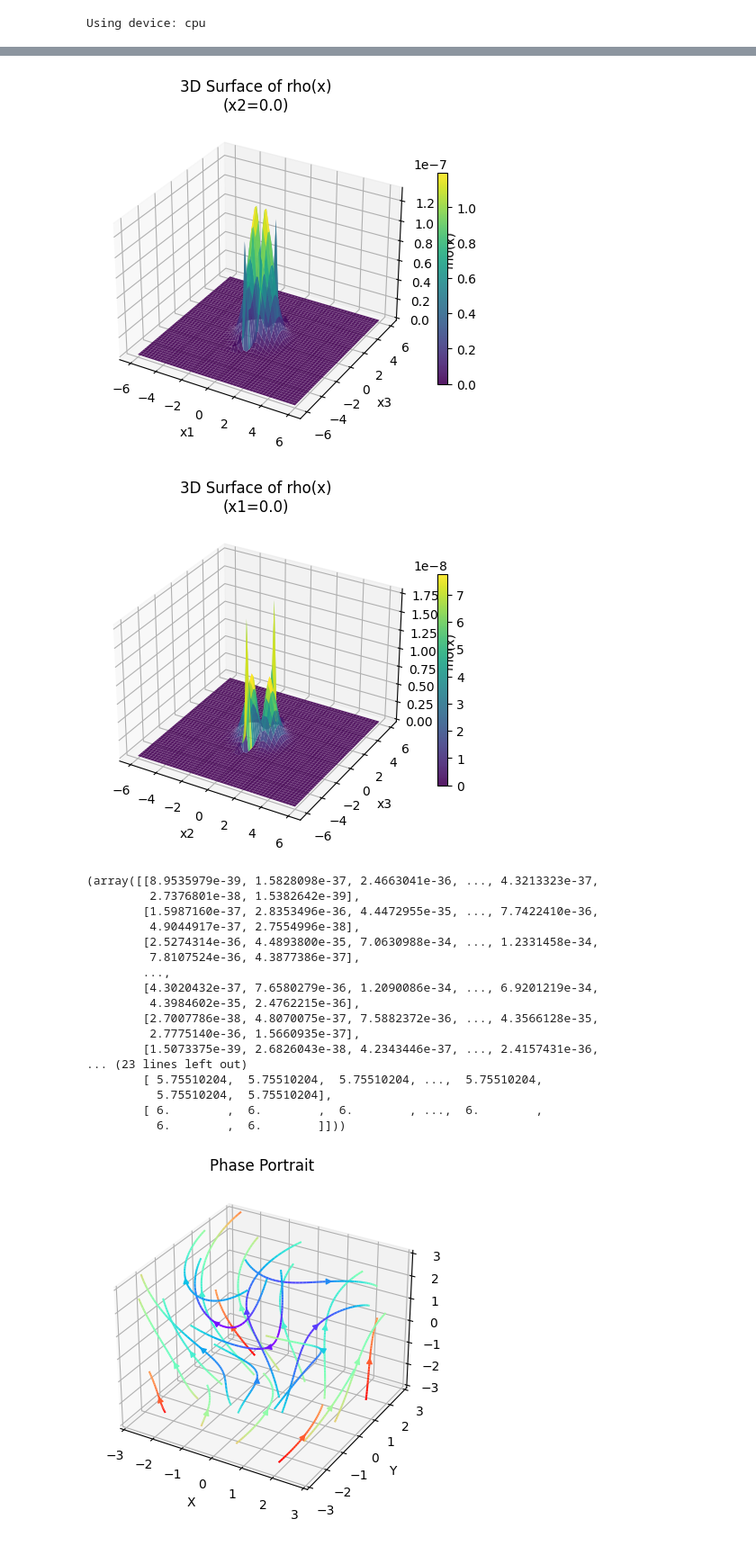
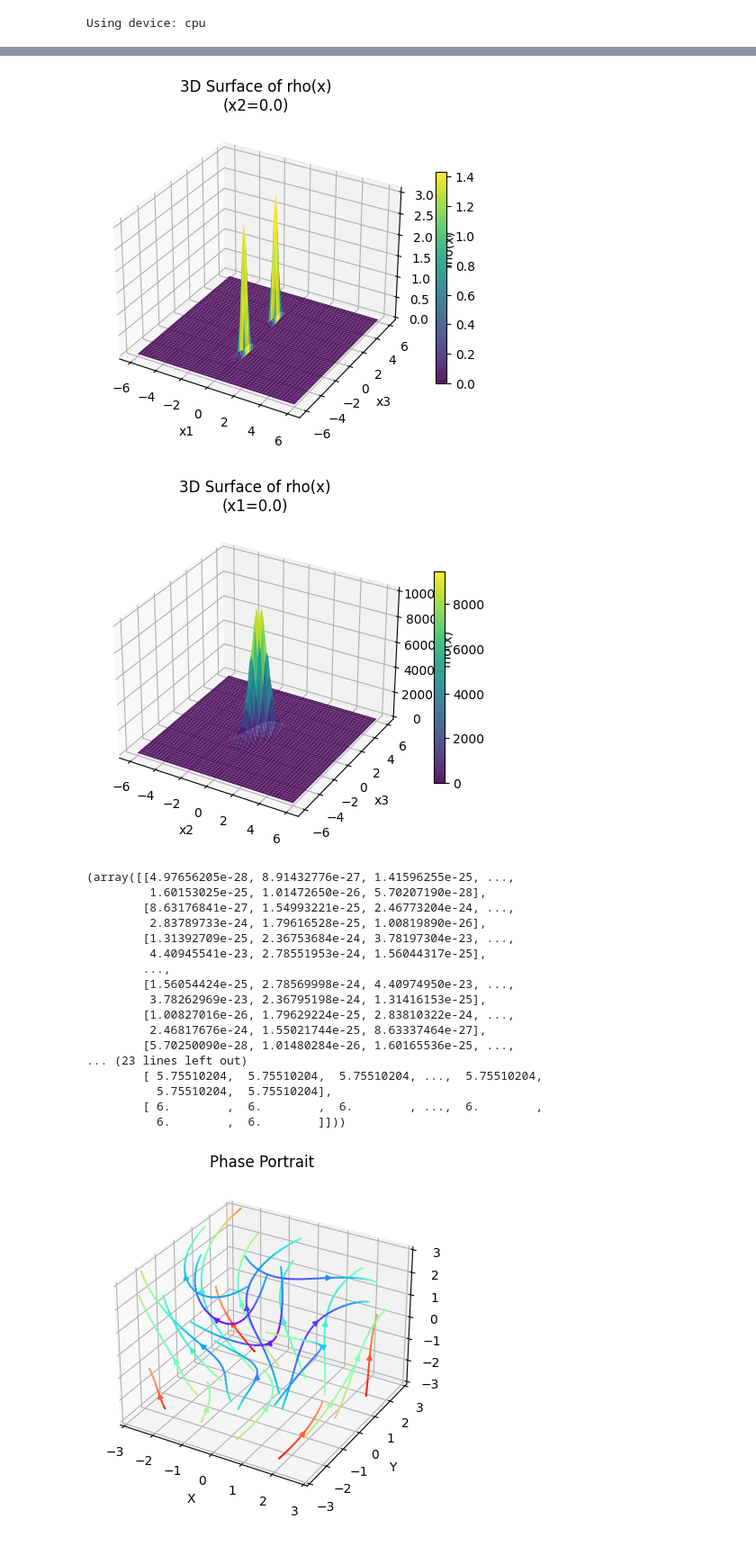
Before and after one commit to sahil-chaudhary/Neural-Control-Density-Functions, a Jupyter notebook: unstable_equil.ipynb, the cells around one changed output, grey strips where cells are left out. Shown at 90% size. Cells and saved outputs as stored; diff of their text form; code cells hidden in the pictures.

```diff
--- a/unstable_equil.ipynb
+++ b/unstable_equil.ipynb
@@ -33,7 +33,7 @@ def checkSMTconstraints(vars, a_learnt, divergence_learnt, ball_lb, ball_ub, con
         ball += vars[i]**2
     ball_in_bound = logical_and(ball >= ball_lb, ball <= ball_ub)
     a_condition = a_learnt >= 0
-    divergence_condition = divergence_learnt > 0
+    divergence_condition = divergence_learnt < 0
     stability_condition = logical_and(
         logical_imply(ball_in_bound, divergence_condition),
         logical_imply(ball_in_bound, a_condition)
@@ -179,7 +179,7 @@ def control_density_risk(x, f_fun, g_fun, a_fun, b_fun, c_fun):
 
 def control_density_loss(x, f_fun, g_fun, a_fun, b_fun, c_fun, gamma_fun):
     divergence = control_density_risk(x, f_fun, g_fun, a_fun, b_fun, c_fun)
-    loss = F.relu(gamma_fun(x).squeeze() - divergence).mean()
+    loss = F.relu(divergence).mean()
     a_loss = F.relu(-a_fun(x)).mean()
     gamma_loss = F.relu(-gamma_fun(x)).mean()
     return loss + a_loss + gamma_loss
@@ -381,7 +381,7 @@ def train_density(x,epochs=200,iteration=500,lr=1e-4):
             if epoch % 1 == 0:
                 print(f"Epoch {epoch}, Loss: {loss.item()}")
 
-            if epoch % 5 == 0:
+            if epoch % 10 == 0:
                 vars = [Variable("x1"), Variable("x2"), Variable("x3")]
                 a_learnt, divergence_learnt = candidate_constraint_learnt(vars, a_net, b_net, c_net)
                 CE = checkSMTconstraints(vars, a_learnt, divergence_learnt, ball_lb, ball_ub, config, epsilon)
@@ -504,7 +504,7 @@ def visualize_rho(a_net, b_net, num_points=50, fixed_values=None, device='cpu'):
         x_norm_sq = torch.sum(X_vis**2, dim=1).cpu().numpy()
 
         # Compute rho
-        rho_vals = a_vals / np.exp(x_norm_sq + b_norm_sq)
+        rho_vals =(1e+9)* a_vals / np.exp(x_norm_sq + b_norm_sq)
         rho_vals = rho_vals.reshape(num_points, num_points)
 
     # Create the plot
@@ -626,17 +626,17 @@ visualize_rho(a_ret, b_ret, fixed_values={'x1': 0.0}, device=device)
-[figure, old version]
+[figure, new version]
-[figure, old version]
+[figure, new version]
-(array([[8.9535979e-39, 1.5828098e-37, 2.4663041e-36, ..., 4.3213323e-37,
-         2.7376801e-38, 1.5382642e-39],
-        [1.5987160e-37, 2.8353496e-36, 4.4472955e-35, ..., 7.7422410e-36,
-         4.9044917e-37, 2.7554996e-38],
-        [2.5274314e-36, 4.4893800e-35, 7.0630988e-34, ..., 1.2331458e-34,
-         7.8107524e-36, 4.3877386e-37],
+(array([[4.97656205e-28, 8.91432776e-27, 1.41596255e-25, ...,
+         1.60153025e-25, 1.01472650e-26, 5.70207190e-28],
+        [8.63176841e-27, 1.54993221e-25, 2.46773204e-24, ...,
+         2.83789733e-24, 1.79616528e-25, 1.00819890e-26],
+        [1.31392709e-25, 2.36753684e-24, 3.78197304e-23, ...,
+         4.40945541e-23, 2.78551953e-24, 1.56044317e-25],
         ...,
-        [4.3020432e-37, 7.6580279e-36, 1.2090086e-34, ..., 6.9201219e-34,
-         4.3984602e-35, 2.4762215e-36],
-        [2.7007786e-38, 4.8070075e-37, 7.5882372e-36, ..., 4.3566128e-35,
-         2.7775140e-36, 1.5660935e-37],
-        [1.5073375e-39, 2.6826043e-38, 4.2343446e-37, ..., 2.4157431e-36,
+        [1.56054424e-25, 2.78569998e-24, 4.40974950e-23, ...,
+         3.78262969e-23, 2.36795198e-24, 1.31416153e-25],
+        [1.00827016e-26, 1.79629224e-25, 2.83810322e-24, ...,
+         2.46817676e-24, 1.55021744e-25, 8.63337464e-27],
+        [5.70250090e-28, 1.01480284e-26, 1.60165536e-25, ...,
 ... (23 lines left out)
         [ 5.75510204,  5.75510204,  5.75510204, ...,  5.75510204,
           5.75510204,  5.75510204],
```
Also changed, not shown: parts of 3 cells of this notebook.
